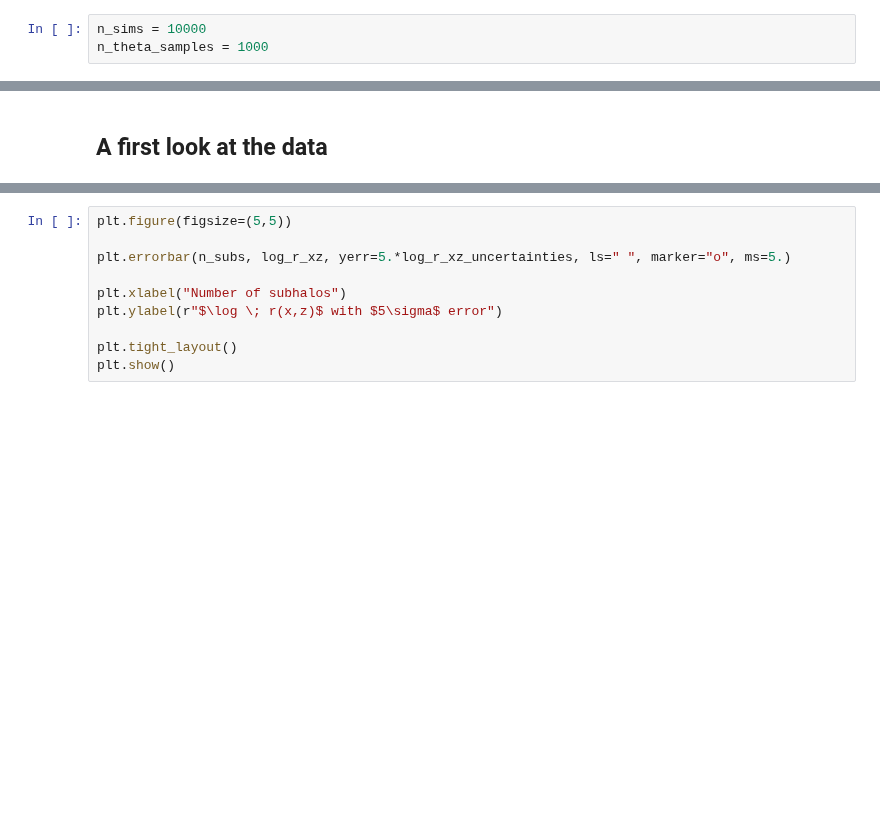
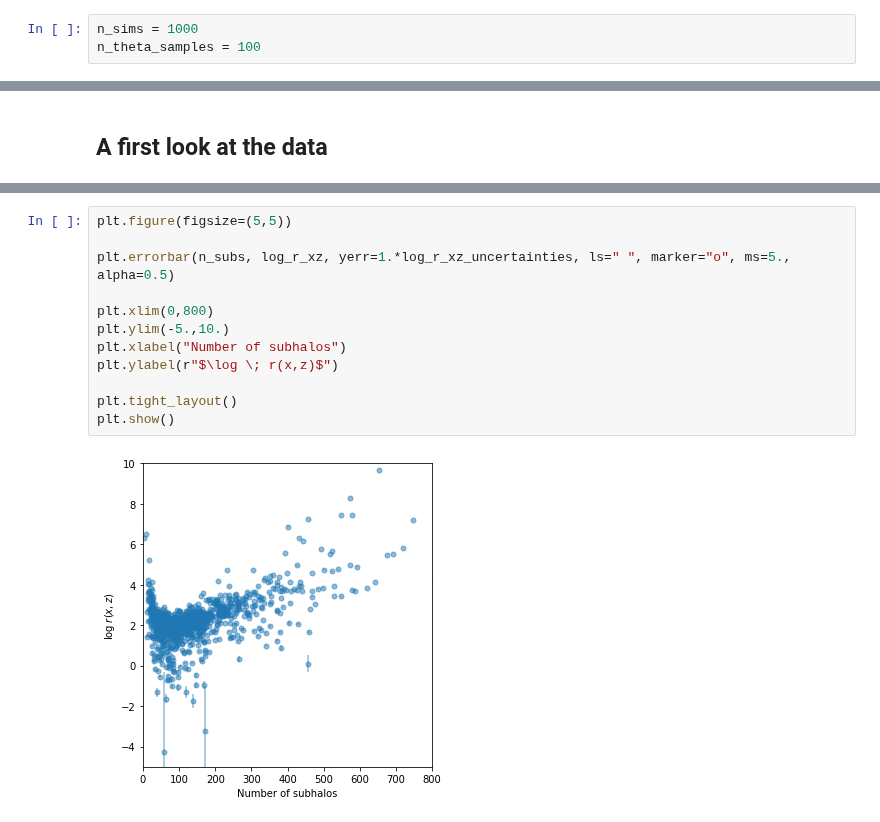
Before and after one commit to smsharma/mining-for-substructure-lens, a Jupyter notebook: notebooks/generate.ipynb, the cells around one changed output, grey strips where cells are left out. Saved outputs shown, nothing was run; the diff lists cells and outputs as text; blank space fills up the shorter version.

```diff
--- a/notebooks/generate.ipynb
+++ b/notebooks/generate.ipynb
@@ -23,8 +23,8 @@ beta_std = 0.05
 # %% [markdown]
 ## Draw parameters to generate
 # %%
-n_sims = 10000
-n_theta_samples = 1000
+n_sims = 1000
+n_theta_samples = 100
 # %%
 alpha = np.random.normal(loc=alpha_mean, scale=alpha_std, size=n_sims)
 beta = np.random.normal(loc=beta_mean, scale=beta_std, size=n_sims)
@@ -104,10 +135,14 @@ plt.show()
 # %%
 plt.figure(figsize=(5,5))
 
-plt.errorbar(n_subs, log_r_xz, yerr=5.*log_r_xz_uncertainties, ls=" ", marker="o", ms=5.)
+plt.errorbar(n_subs, log_r_xz, yerr=1.*log_r_xz_uncertainties, ls=" ", marker="o", ms=5., alpha=0.5)
 
+plt.xlim(0,800)
+plt.ylim(-5.,10.)
 plt.xlabel("Number of subhalos")
-plt.ylabel(r"$\log \; r(x,z)$ with $5\sigma$ error")
+plt.ylabel(r"$\log \; r(x,z)$")
 
 plt.tight_layout()
 plt.show()
+# %% [output]
+[figure, added]
```
Also changed, not shown: parts of 4 cells of this notebook, 5 other files.
